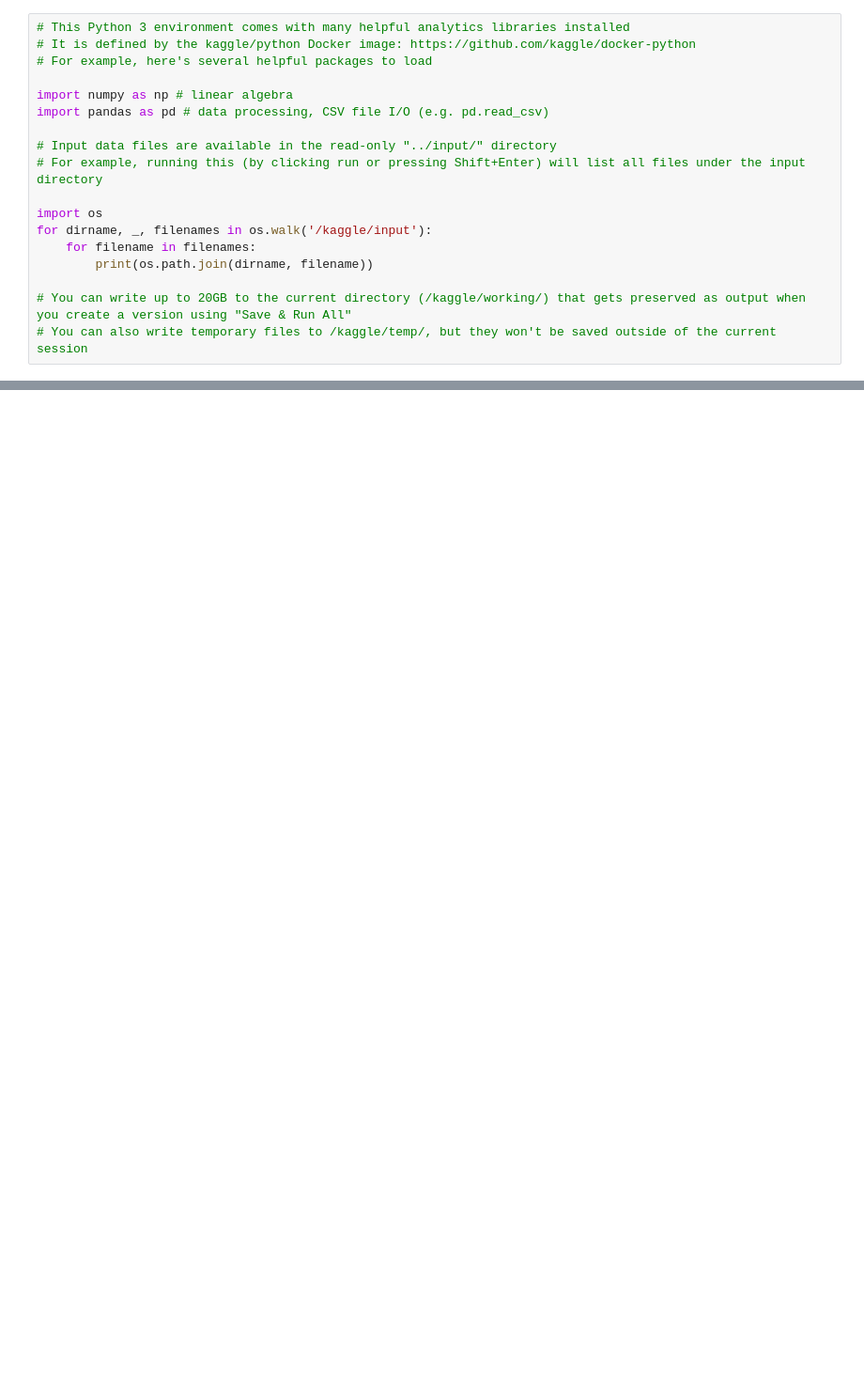
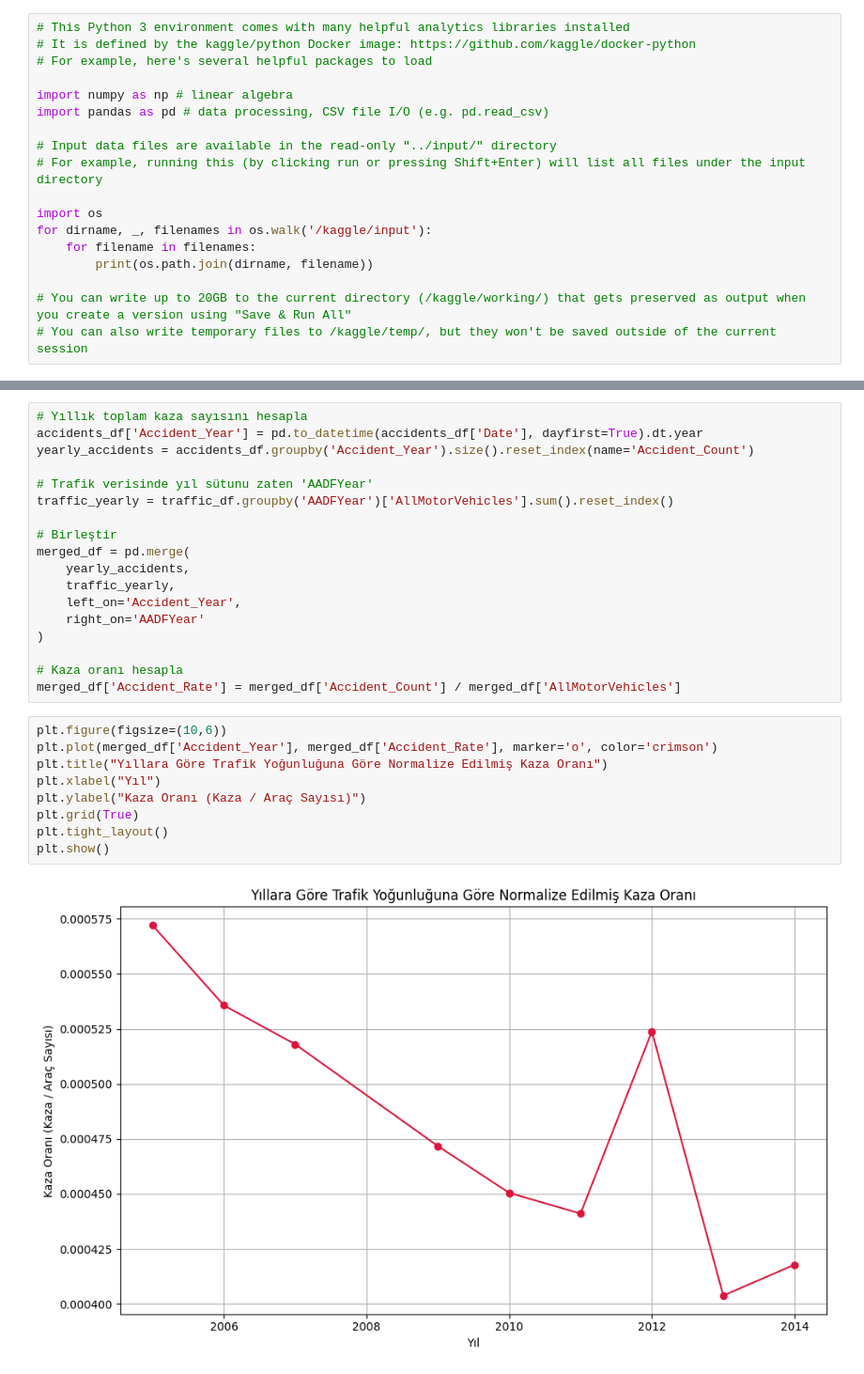
Before and after one commit to ertecino/Trafik-Kazalar-Analizi, a Jupyter notebook: trafik-kazalar-analizi.ipynb, the cells around one changed output, grey strips where cells are left out. Shown at 94% size. Saved outputs shown, nothing was run; the diff lists cells and outputs as text; blank space fills up the shorter version.

```diff
--- a/trafik-kazalar-analizi.ipynb
+++ b/trafik-kazalar-analizi.ipynb
@@ -59,0 +348,29 @@ check_missing(accidents, "Kazalar")
+# %%
+# Yıllık toplam kaza sayısını hesapla
+accidents_df['Accident_Year'] = pd.to_datetime(accidents_df['Date'], dayfirst=True).dt.year
+yearly_accidents = accidents_df.groupby('Accident_Year').size().reset_index(name='Accident_Count')
+
+# Trafik verisinde yıl sütunu zaten 'AADFYear'
+traffic_yearly = traffic_df.groupby('AADFYear')['AllMotorVehicles'].sum().reset_index()
+
+# Birleştir
+merged_df = pd.merge(
+    yearly_accidents,
+    traffic_yearly,
+    left_on='Accident_Year',
+    right_on='AADFYear'
+)
+
+# Kaza oranı hesapla
+merged_df['Accident_Rate'] = merged_df['Accident_Count'] / merged_df['AllMotorVehicles']
+# %%
+plt.figure(figsize=(10,6))
+plt.plot(merged_df['Accident_Year'], merged_df['Accident_Rate'], marker='o', color='crimson')
+plt.title("Yıllara Göre Trafik Yoğunluğuna Göre Normalize Edilmiş Kaza Oranı")
+plt.xlabel("Yıl")
+plt.ylabel("Kaza Oranı (Kaza / Araç Sayısı)")
+plt.grid(True)
+plt.tight_layout()
+plt.show()
+# %% [output]
+[figure, added]
```
Also changed, not shown: parts of 47 cells of this notebook.
